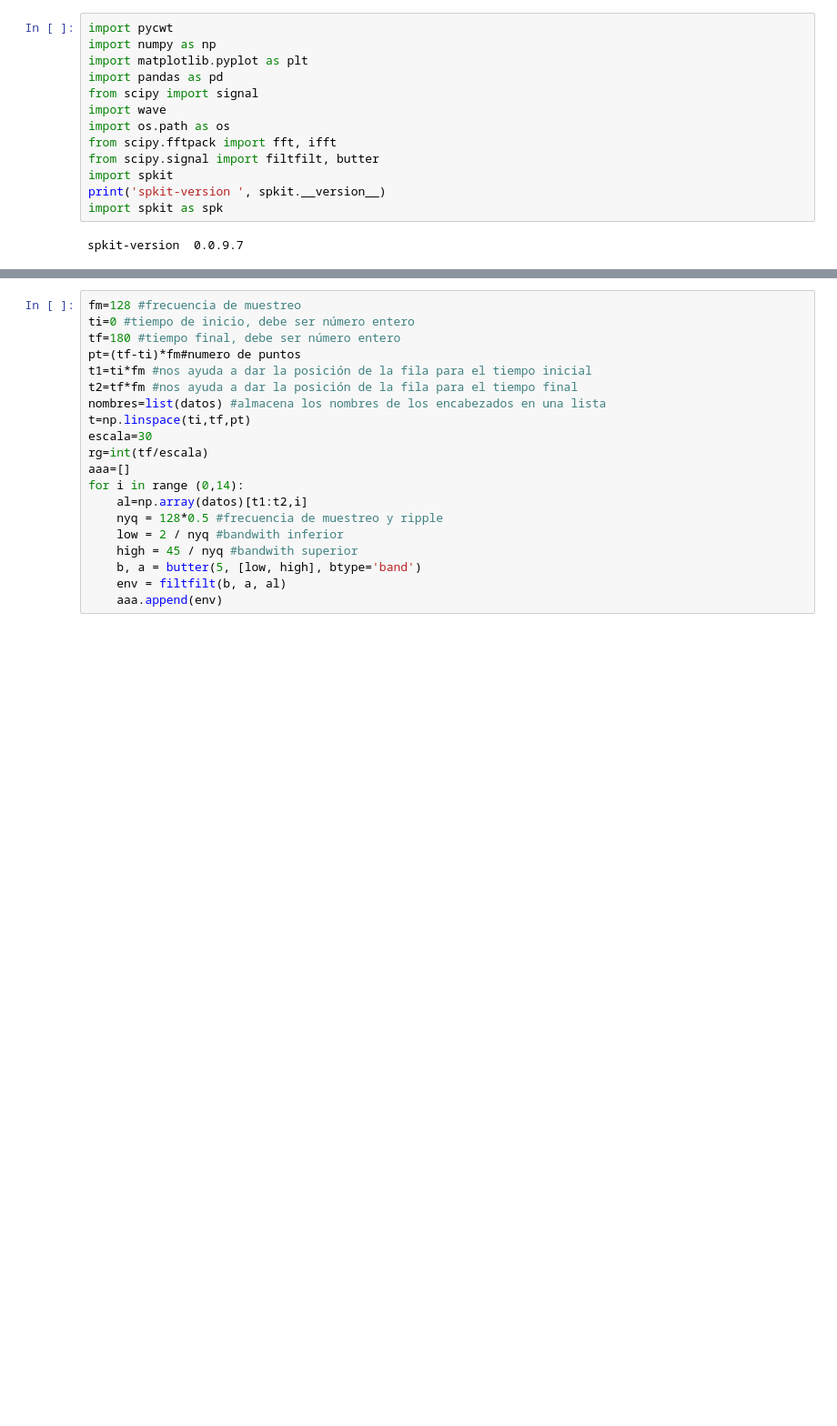
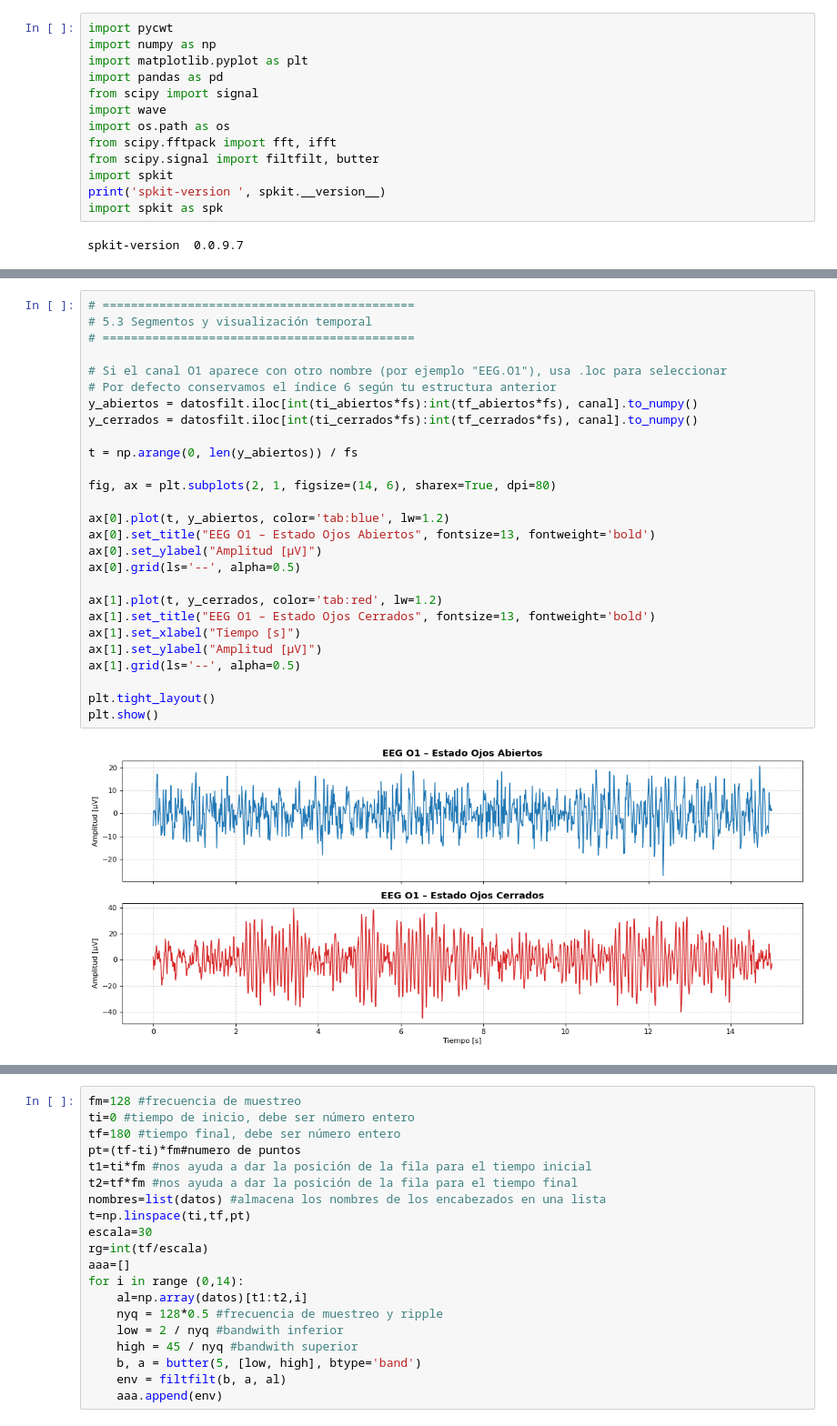
Before and after one commit to vpdiana/DianaTesis, a Jupyter notebook: Notebooks/PPN organizado/N5w.ipynb, the cells around one changed output, grey strips where cells are left out. Shown at 91% size. Drawn from its saved outputs; the diff is of its cells as text; blank space fills up the shorter version.

```diff
--- a/Notebooks/PPN organizado/N5w.ipynb
+++ b/Notebooks/PPN organizado/N5w.ipynb
@@ -64,0 +121,29 @@ datos = pd.read_csv(carpeta + '/H24_OC_OA.csv')
+# %%
+# ============================================
+# 5.3 Segmentos y visualización temporal
+# ============================================
+
+# Si el canal O1 aparece con otro nombre (por ejemplo "EEG.O1"), usa .loc para seleccionar
+# Por defecto conservamos el índice 6 según tu estructura anterior
+y_abiertos = datosfilt.iloc[int(ti_abiertos*fs):int(tf_abiertos*fs), canal].to_numpy()
+y_cerrados = datosfilt.iloc[int(ti_cerrados*fs):int(tf_cerrados*fs), canal].to_numpy()
+
+t = np.arange(0, len(y_abiertos)) / fs
+
+fig, ax = plt.subplots(2, 1, figsize=(14, 6), sharex=True, dpi=80)
+
+ax[0].plot(t, y_abiertos, color='tab:blue', lw=1.2)
+ax[0].set_title("EEG O1 – Estado Ojos Abiertos", fontsize=13, fontweight='bold')
+ax[0].set_ylabel("Amplitud [µV]")
+ax[0].grid(ls='--', alpha=0.5)
+
+ax[1].plot(t, y_cerrados, color='tab:red', lw=1.2)
+ax[1].set_title("EEG O1 – Estado Ojos Cerrados", fontsize=13, fontweight='bold')
+ax[1].set_xlabel("Tiempo [s]")
+ax[1].set_ylabel("Amplitud [µV]")
+ax[1].grid(ls='--', alpha=0.5)
+
+plt.tight_layout()
+plt.show()
+# %% [output]
+[figure, added]
```
Also changed, not shown: parts of 11 cells of this notebook.
